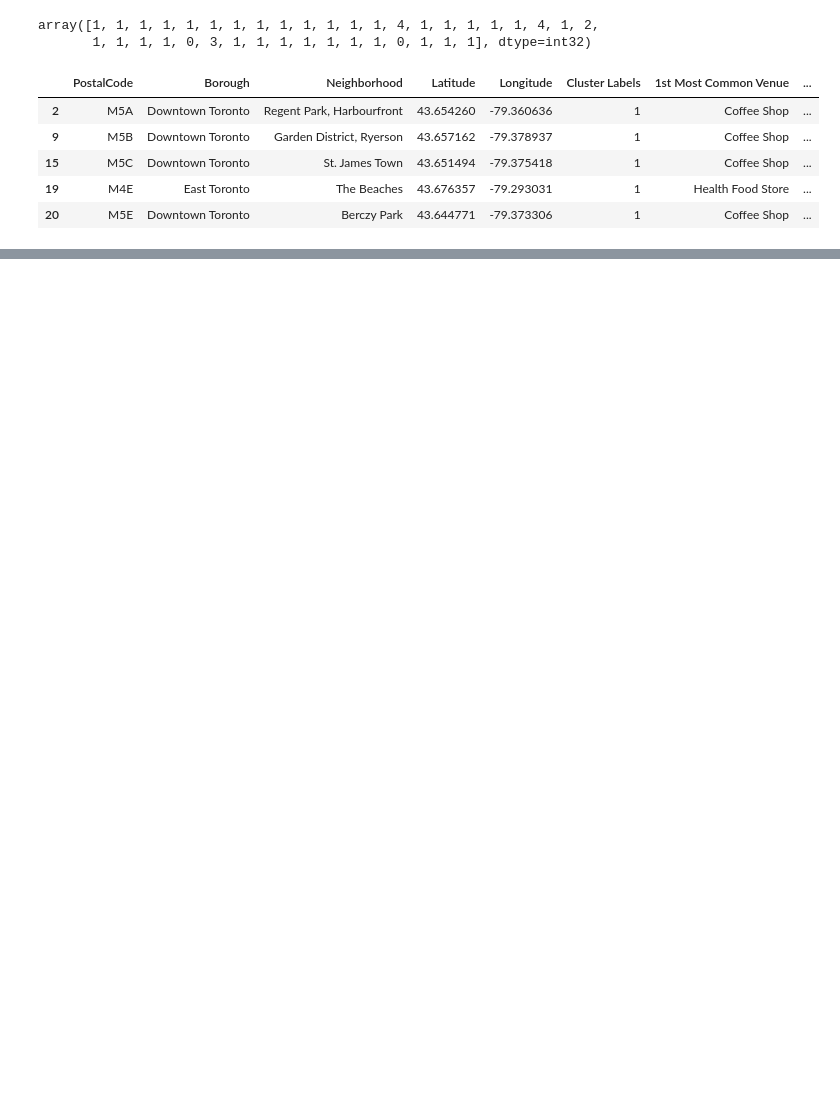
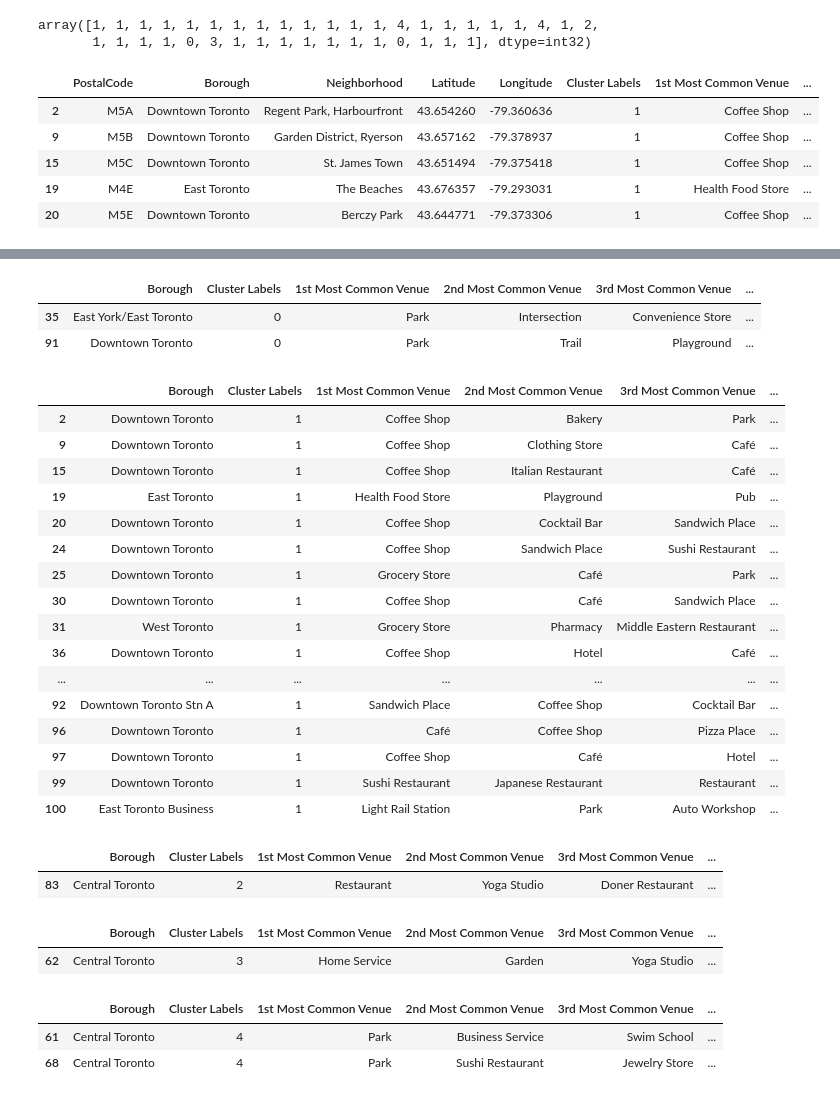
Before and after one commit to kanzhang36/Coursera_Capstone, a Jupyter notebook: Capstone Proj Week3 Toronto Neighborhood Clusterin.ipynb, the cells around one changed output, grey strips where cells are left out. Drawn from its saved outputs; the diff is of its cells as text; code cells hidden in the pictures; blank space fills up the shorter version.

Commit message:
Published from Watson Studio.

```diff
--- a/Capstone Proj Week3 Toronto Neighborhood Clusterin.ipynb
+++ b/Capstone Proj Week3 Toronto Neighborhood Clusterin.ipynb
@@ -489,3 +489,50 @@ for lat, lon, pstc, poi, cluster in zip(toronto_merged['Latitude'], toronto_merg
 map_clusters
 # %% [output]
 [interactive output not drawn]
+# %%
+# Cluster 1
+toronto_merged.loc[toronto_merged['Cluster Labels'] == 0, toronto_merged.columns[[1] + list(range(5, toronto_merged.shape[1]))]]
+# %% [output]
+|  | Borough | Cluster Labels | 1st Most Common Venue | 2nd Most Common Venue | 3rd Most Common Venue | ... |
+| 35 | East York/East Toronto | 0 | Park | Intersection | Convenience Store | ... |
+| 91 | Downtown Toronto | 0 | Park | Trail | Playground | ... |
+# %%
+# Cluster 2
+toronto_merged.loc[toronto_merged['Cluster Labels'] == 1, toronto_merged.columns[[1] + list(range(5, toronto_merged.shape[1]))]]
+# %% [output]
+|  | Borough | Cluster Labels | 1st Most Common Venue | 2nd Most Common Venue | 3rd Most Common Venue | ... |
+| 2 | Downtown Toronto | 1 | Coffee Shop | Bakery | Park | ... |
+| 9 | Downtown Toronto | 1 | Coffee Shop | Clothing Store | Café | ... |
+| 15 | Downtown Toronto | 1 | Coffee Shop | Italian Restaurant | Café | ... |
+| 19 | East Toronto | 1 | Health Food Store | Playground | Pub | ... |
+| 20 | Downtown Toronto | 1 | Coffee Shop | Cocktail Bar | Sandwich Place | ... |
+| 24 | Downtown Toronto | 1 | Coffee Shop | Sandwich Place | Sushi Restaurant | ... |
+| 25 | Downtown Toronto | 1 | Grocery Store | Café | Park | ... |
+| 30 | Downtown Toronto | 1 | Coffee Shop | Café | Sandwich Place | ... |
+| 31 | West Toronto | 1 | Grocery Store | Pharmacy | Middle Eastern Restaurant | ... |
+| 36 | Downtown Toronto | 1 | Coffee Shop | Hotel | Café | ... |
+| ... | ... | ... | ... | ... | ... | ... |
+| 92 | Downtown Toronto Stn A | 1 | Sandwich Place | Coffee Shop | Cocktail Bar | ... |
+| 96 | Downtown Toronto | 1 | Café | Coffee Shop | Pizza Place | ... |
+| 97 | Downtown Toronto | 1 | Coffee Shop | Café | Hotel | ... |
+| 99 | Downtown Toronto | 1 | Sushi Restaurant | Japanese Restaurant | Restaurant | ... |
+| 100 | East Toronto Business | 1 | Light Rail Station | Park | Auto Workshop | ... |
+# %%
+# Cluster 3
+toronto_merged.loc[toronto_merged['Cluster Labels'] == 2, toronto_merged.columns[[1] + list(range(5, toronto_merged.shape[1]))]]
+# %% [output]
+|  | Borough | Cluster Labels | 1st Most Common Venue | 2nd Most Common Venue | 3rd Most Common Venue | ... |
+| 83 | Central Toronto | 2 | Restaurant | Yoga Studio | Doner Restaurant | ... |
+# %%
+# Cluster 4
+toronto_merged.loc[toronto_merged['Cluster Labels'] == 3, toronto_merged.columns[[1] + list(range(5, toronto_merged.shape[1]))]]
+# %% [output]
+|  | Borough | Cluster Labels | 1st Most Common Venue | 2nd Most Common Venue | 3rd Most Common Venue | ... |
+| 62 | Central Toronto | 3 | Home Service | Garden | Yoga Studio | ... |
+# %%
+# Cluster 5
+toronto_merged.loc[toronto_merged['Cluster Labels'] == 4, toronto_merged.columns[[1] + list(range(5, toronto_merged.shape[1]))]]
+# %% [output]
+|  | Borough | Cluster Labels | 1st Most Common Venue | 2nd Most Common Venue | 3rd Most Common Venue | ... |
+| 61 | Central Toronto | 4 | Park | Business Service | Swim School | ... |
+| 68 | Central Toronto | 4 | Park | Sushi Restaurant | Jewelry Store | ... |
```
